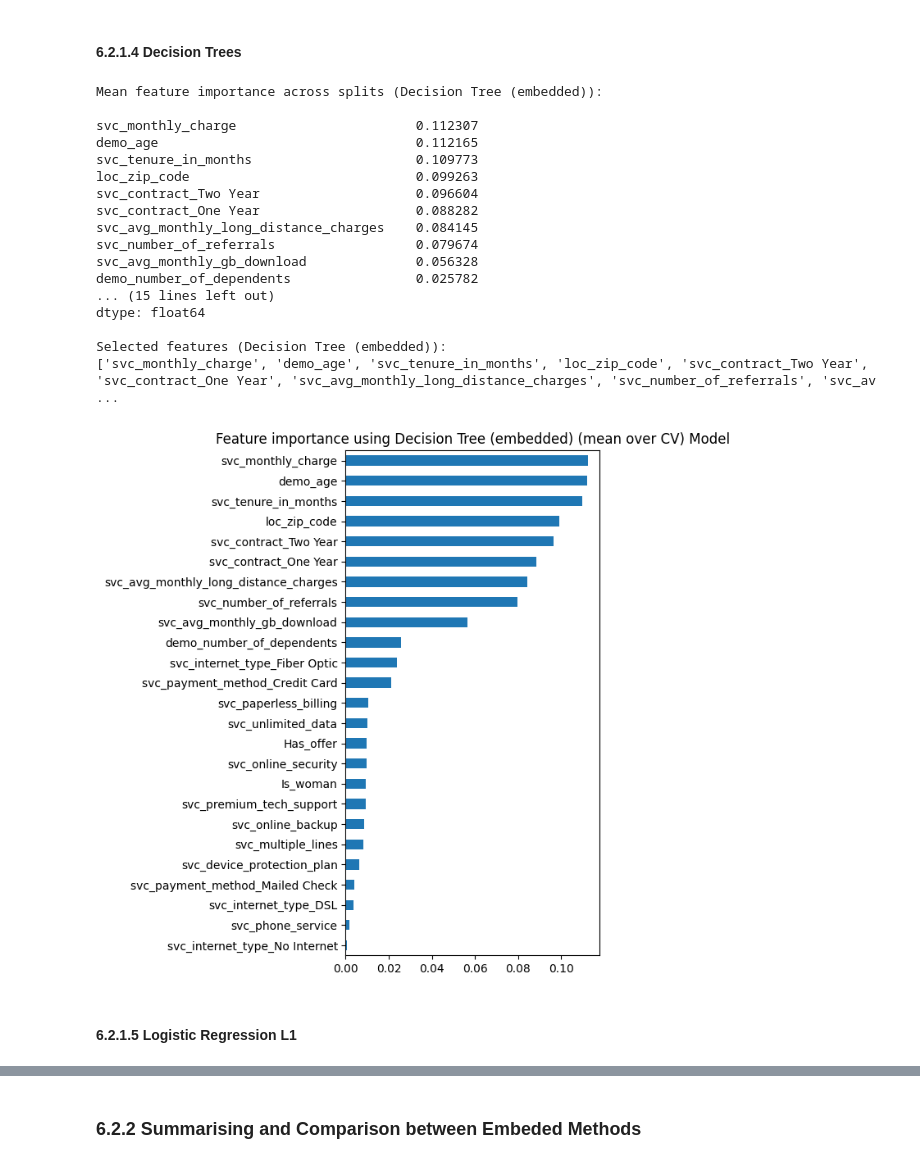
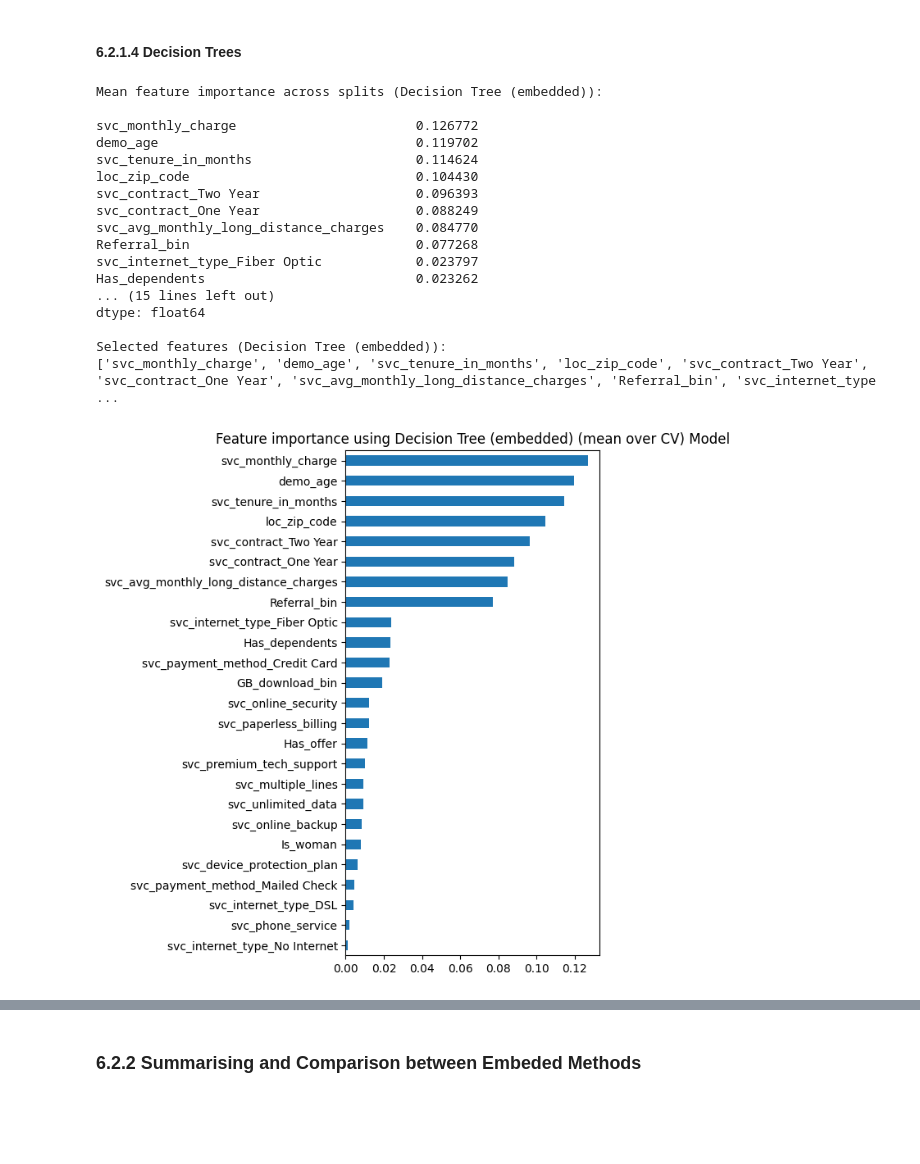
Before and after one commit to sergiopatinha/EnterpriseDataScienceBootcamp_workgroup, a Jupyter notebook: notebooks/03_data_preparation.ipynb, the cells around one changed output, grey strips where cells are left out. Cells and saved outputs as stored; diff of their text form; code cells hidden in the pictures; blank space fills up the shorter version.

```diff
--- a/notebooks/03_data_preparation.ipynb
+++ b/notebooks/03_data_preparation.ipynb
@@ -239,0 +586,2 @@ Name: count, dtype: int64
+# %%
+X_test_final["Has_dependents"] = X_test_final["demo_number_of_dependents"].apply(lambda x: 0 if x == 0 else 1)
@@ -452,9 +939,12 @@ check_same_columns(X_enc, X_test_final_enc)
 # %%
-#based on EDA conclusions, drop unneeded columns
+#based on Creating of new variables and EDA conclusions, drop unneeded columns
 cols_to_drop = [
     "demo_gender",
     "loc_city",
     "svc_offer",
+    "demo_number_of_dependents",
+    "svc_number_of_referrals",
+    "svc_avg_monthly_gb_download"
 ]
 
 # Drop only those that exist (defensive)
@@ -1723,4 +2355,19 @@ def plot_importance(variables, name):
     imp_features.plot(kind="barh")
     plt.title("Feature importance using " + name + " Model")
     plt.show()
+# %%
+def make_all_numeric(df):
+    df = df.copy()
+    for col in df.columns:
+        s = df[col]
+        # Se já é numérico, deixa estar
+        if is_numeric_dtype(s):
+            continue
+        # Se for categórico, usa cat.codes
+        if is_categorical_dtype(s):
+            df[col] = s.cat.codes
+        else:
+            # object, string, etc. -> categoria -> códigos
+            df[col] = s.astype("category").cat.codes
+    return df
 # %%
@@ -1805,0 +2417,17 @@ Selected features (Random Forest (embedded)):
+# %%
+from pandas.api.types import is_categorical_dtype, is_numeric_dtype
+
+def make_all_numeric(df):
+    df = df.copy()
+    for col in df.columns:
+        s = df[col]
+        # se já é numérico, deixa estar
+        if is_numeric_dtype(s):
+            continue
+        # se for categórico, usa cat.codes
+        if is_categorical_dtype(s):
+            df[col] = s.cat.codes
+        else:
+            # object / string -> categoria -> códigos
+            df[col] = s.astype("category").cat.codes
+    return df
@@ -1851,38 +2521,39 @@ Selected features (Logistic Regression (embedded)):
 # %% [markdown]
 #### **6.2.1.4 Decision Trees**
 # %%
+X_dt_enc = make_all_numeric(X_enc)
+
+
 dt_est = DecisionTreeClassifier(
     random_state=99,
     max_depth=None
 )
 
 dt_mean_imp, dt_imp_splits, dt_selected_features = select_best_features_embedded(
-    X_enc,
+    X_dt_enc,
     y,
     skf,
     estimator=dt_est,
     model_name="Decision Tree (embedded)",
     importance_threshold=0.01,   # ou None se preferires top_k
     top_k=15
 )
 # %% [output]
 Mean feature importance across splits (Decision Tree (embedded)):
 
-svc_monthly_charge                       0.112307
-demo_age                                 0.112165
-svc_tenure_in_months                     0.109773
-loc_zip_code                             0.099263
-svc_contract_Two Year                    0.096604
-svc_contract_One Year                    0.088282
-svc_avg_monthly_long_distance_charges    0.084145
-svc_number_of_referrals                  0.079674
-svc_avg_monthly_gb_download              0.056328
-demo_number_of_dependents                0.025782
+svc_monthly_charge                       0.126772
+demo_age                                 0.119702
+svc_tenure_in_months                     0.114624
+loc_zip_code                             0.104430
+svc_contract_Two Year                    0.096393
+svc_contract_One Year                    0.088249
+svc_avg_monthly_long_distance_charges    0.084770
+Referral_bin                             0.077268
+svc_internet_type_Fiber Optic            0.023797
+Has_dependents                           0.023262
 ... (15 lines left out)
 dtype: float64
 
 Selected features (Decision Tree (embedded)):
-['svc_monthly_charge', 'demo_age', 'svc_tenure_in_months', 'loc_zip_code', 'svc_contract_Two Year', 'svc_contract_One Year', 'svc_avg_monthly_long_distance_charges', 'svc_number_of_referrals', 'svc_av ...
+['svc_monthly_charge', 'demo_age', 'svc_tenure_in_months', 'loc_zip_code', 'svc_contract_Two Year', 'svc_contract_One Year', 'svc_avg_monthly_long_distance_charges', 'Referral_bin', 'svc_internet_type ...
-[figure, old version]
+[figure, new version]
-# %% [markdown]
-#### **6.2.1.5 Logistic Regression L1**
```
Also changed, not shown: parts of 115 cells of this notebook, 3 other files.
